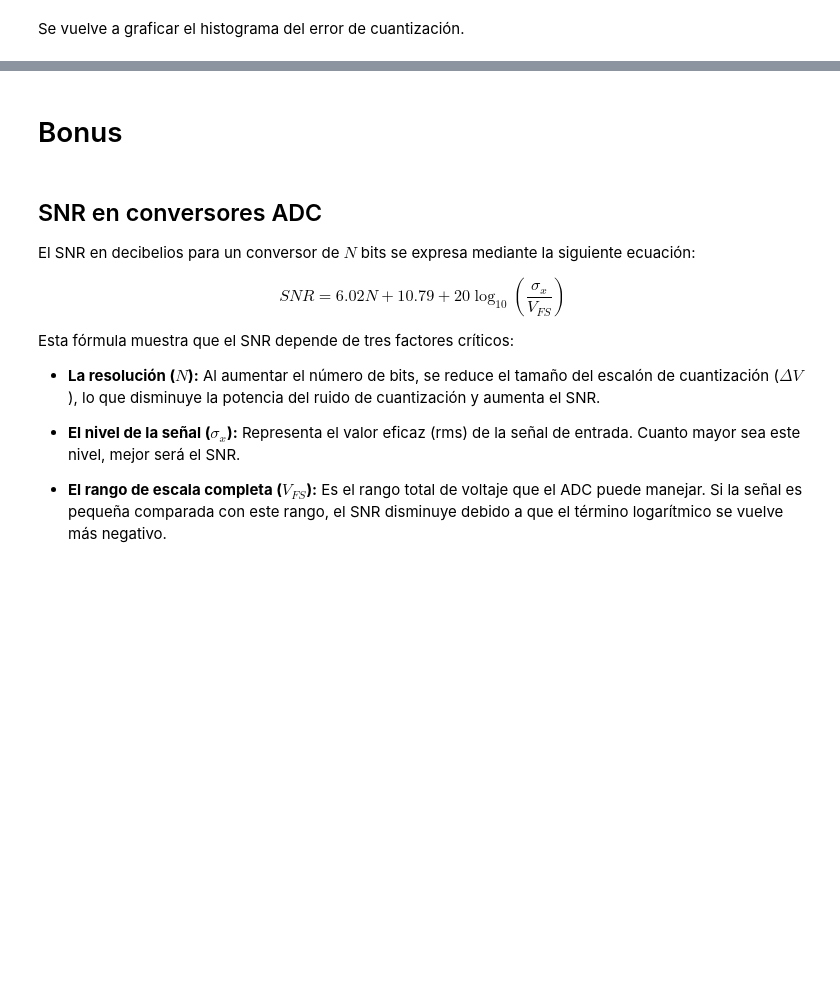
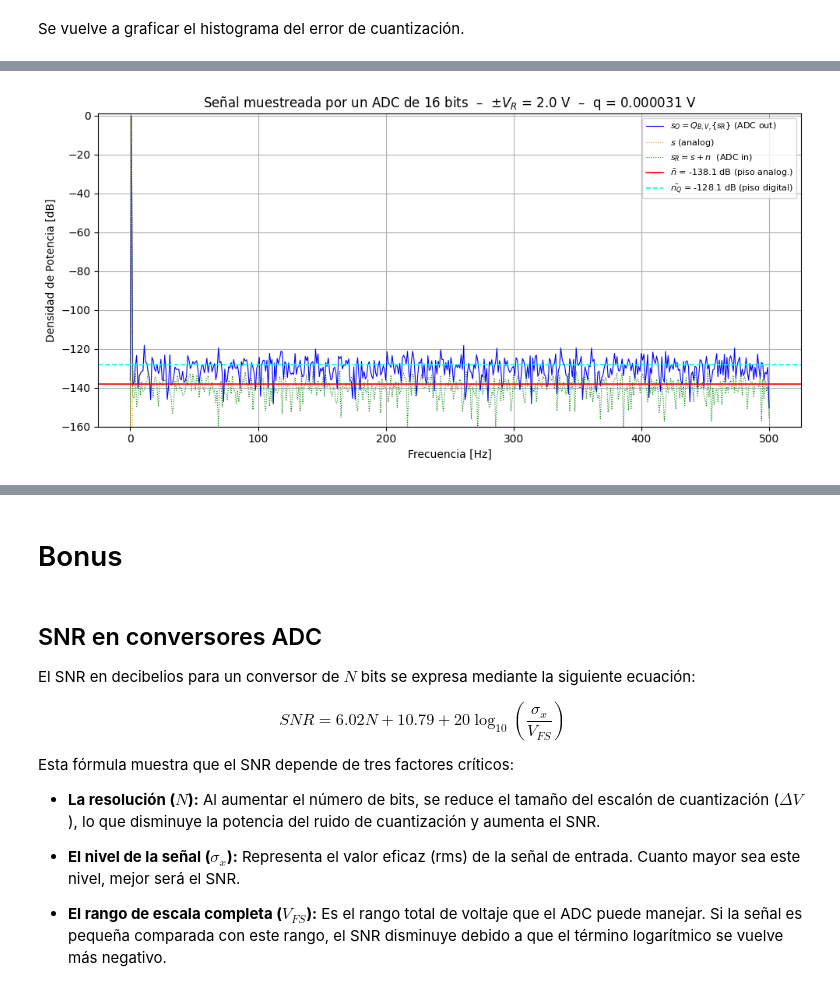
Before and after one commit to Nicolas-21864/TS, a Jupyter notebook: TS2.ipynb, the cells around one changed output, grey strips where cells are left out. Saved outputs shown, nothing was run; the diff lists cells and outputs as text; code cells hidden in the pictures; blank space fills up the shorter version.

```diff
--- a/TS2.ipynb
+++ b/TS2.ipynb
@@ -317,0 +293,20 @@ En relación con el apartado a), se concluye que mientras en B = 4 el error de c
+# %%
+plt.figure(figsize=(10, 5))
+plt.ylim(bottom=-160)
+plt.plot(frec, dB_sQ, color='blue',  lw=0.8,label=r'$s_O = Q_{B,V_r}\{s_R\}$ (ADC out)')
+plt.plot(frec, dB_ss, color='darkorange',  lw=0.8, ls='dotted', label=r'$s$ (analog)')
+plt.plot(frec, dB_sR, color='green',      lw=0.8, ls='dotted', label=r'$s_R = s + n$  (ADC in)')
+
+# Líneas horizontales de los pisos
+plt.axhline(piso_anal_dB, color='red',  lw=1.2, ls='-', label=rf'$\bar{{n}}$ = {piso_anal_dB:.1f} dB (piso analog.)')
+plt.axhline(piso_dig_dB,  color='cyan', lw=1.2, ls='--', label=rf'$\bar{{n_Q}}$ = {piso_dig_dB:.1f} dB (piso digital)')
+
+plt.xlabel('Frecuencia [Hz]')
+plt.ylabel('Densidad de Potencia [dB]')
+plt.title(f'Señal muestreada por un ADC de {B} bits  –  'f'$\\pm V_R$ = {Vfs:.1f} V  –  q = {qq:.6f} V')
+plt.legend(fontsize=8)
+plt.grid(True)
+plt.tight_layout()
+plt.show()
+# %% [output]
+[figure, added]
```
Also changed, not shown: parts of 18 cells of this notebook.
